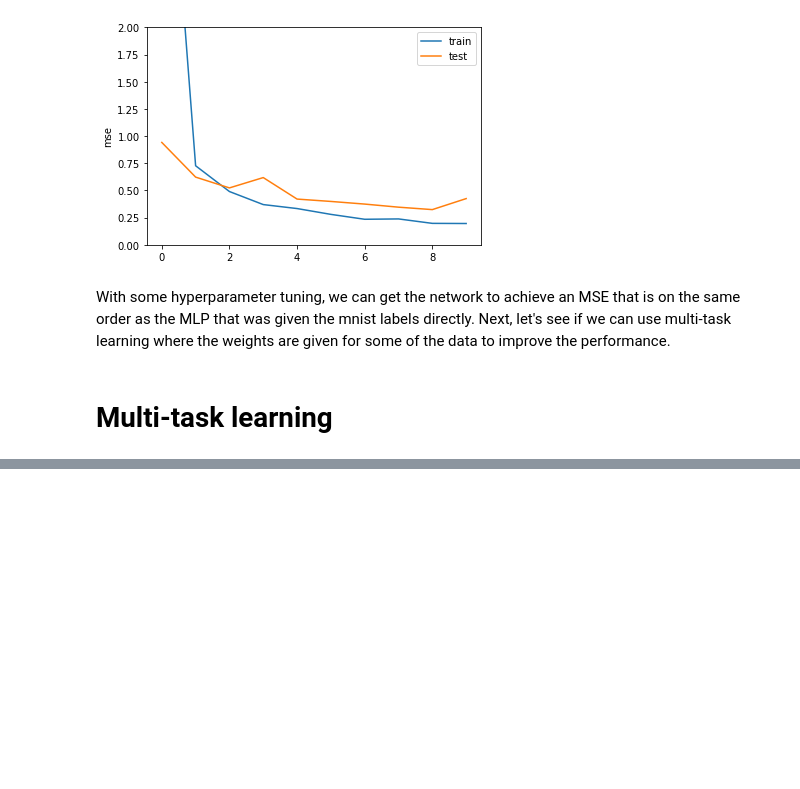
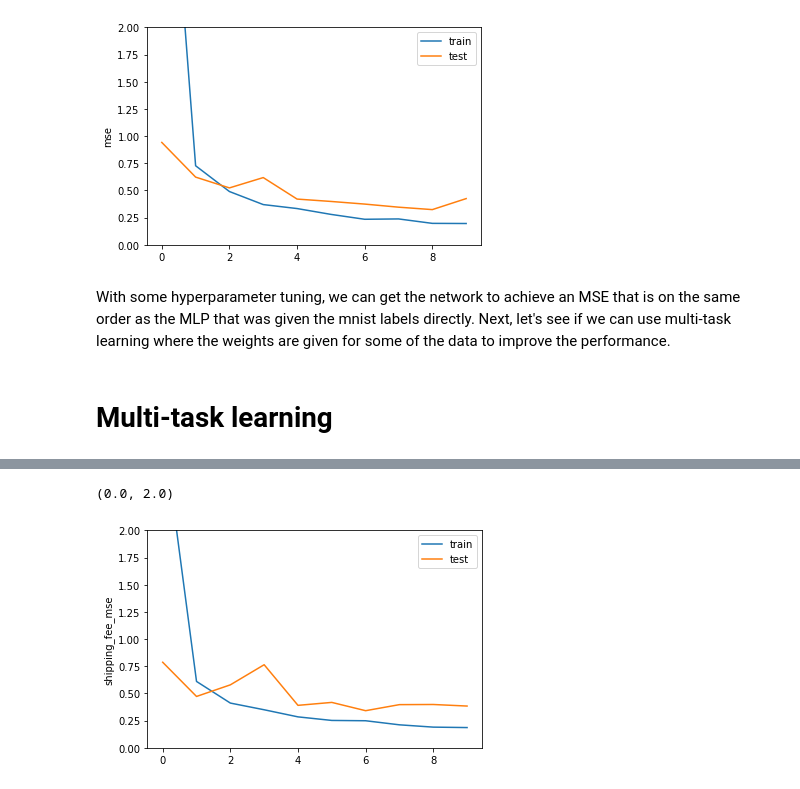
Before and after one commit to rzeller/sandbox, a Jupyter notebook: notebooks/test_models.ipynb, the cells around one changed output, grey strips where cells are left out. Cells and saved outputs as stored; diff of their text form; code cells hidden in the pictures; blank space fills up the shorter version.

```diff
--- a/notebooks/test_models.ipynb
+++ b/notebooks/test_models.ipynb
@@ -246,18 +246,21 @@ x_train, weights_train, fees_train, x_test, weights_test, fees_test = processed_
 model = models.create_multitask_model(image_shape=x_train[0][0].shape + (1,),
                                       num_features=x_train[1].shape[1],
                                       mlp_layer_sizes=mlp_layer_sizes,
-                                      combined_layer_sizes=combined_layer_sizes)
+                                      combined_layer_sizes=combined_layer_sizes,
+                                      weight_input='cnn'
+                                     )
 
 
 epochs = 10
 
-model.compile(optimizer='adam', loss='mse', metrics=['mse'])
+model.compile(optimizer='adam', loss='mse', metrics=['mse'], loss_weights={'weight': 1e-1, 'shipping_fee': 1.})
 
 history = model.fit(x=x_train,
                     y={'weight': weights_train, 'shipping_fee': fees_train},
                     validation_data=(x_test, {'weight': weights_test, 'shipping_fee': fees_test}),
                     epochs=epochs,
                     batch_size=32,
-                    verbose=True)
+                    verbose=True
+                   )
 # %% [output]
 Epoch 1/10
@@ -282,0 +286,10 @@ Epoch 10/10
+# %%
+metric = 'shipping_fee'
+plt.plot(history.history[metric + '_mse'], label='train')
+plt.plot(history.history['val_' + metric + '_mse'], label='test')
+plt.legend(loc='best')
+plt.ylabel(metric + '_mse')
+plt.ylim([0,2])
+# %% [output]
+(0.0, 2.0)
+[figure, added]
```
Also changed, not shown: parts of 1 cell of this notebook, 2 other files.
